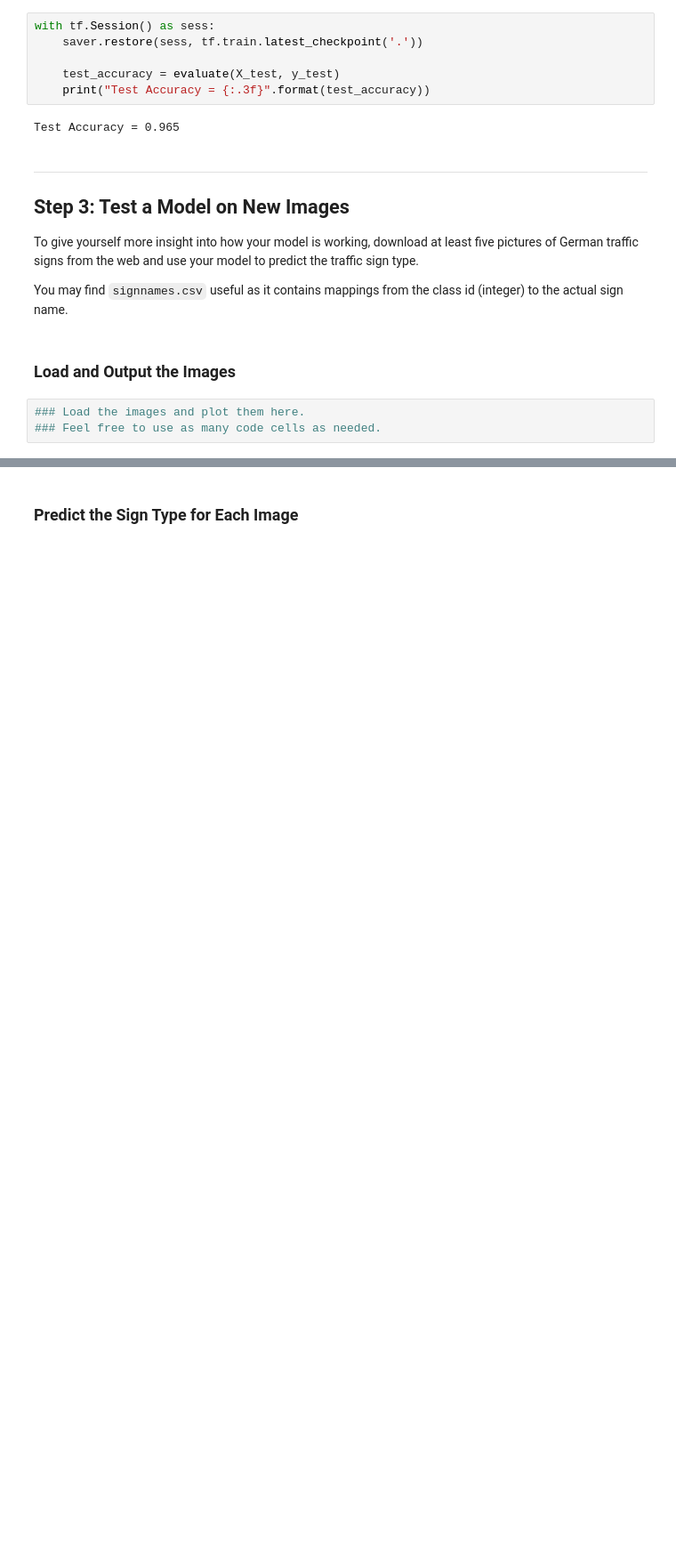
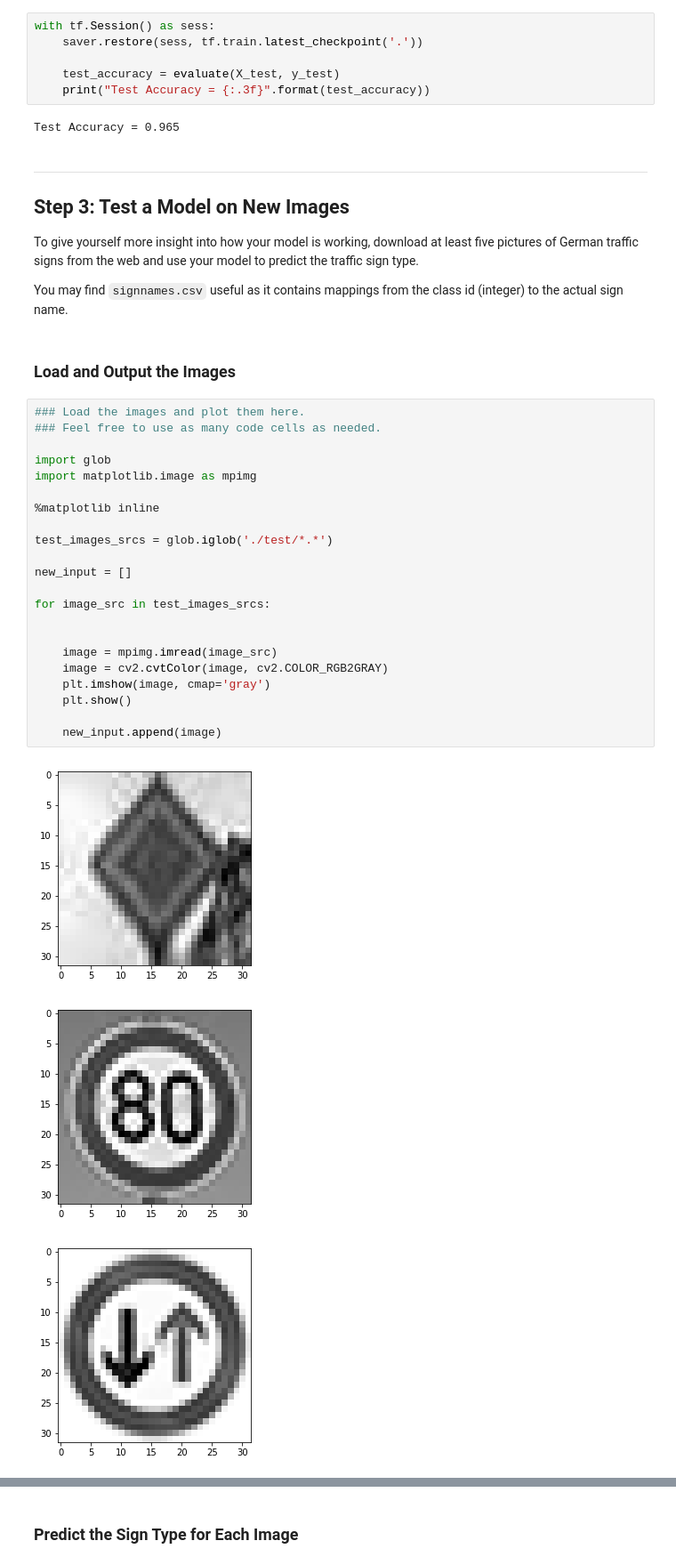
Before and after one commit to fexadyn/Udacity-TrafficSignRecognition-P2, a Jupyter notebook: Traffic_Sign_Classifier.ipynb, the cells around one changed output, grey strips where cells are left out. Shown: that part at 89% size. Cells and saved outputs as stored; diff of their text form; blank space fills up the shorter version.

```diff
--- a/Traffic_Sign_Classifier.ipynb
+++ b/Traffic_Sign_Classifier.ipynb
@@ -475,3 +479,26 @@ You may find `signnames.csv` useful as it contains mappings from the class id (i
 # %%
 ### Load the images and plot them here.
 ### Feel free to use as many code cells as needed.
+
+import glob
+import matplotlib.image as mpimg
+
+%matplotlib inline
+
+test_images_srcs = glob.iglob('./test/*.*')
+
+new_input = []
+
+for image_src in test_images_srcs:
+
+
+    image = mpimg.imread(image_src)
+    image = cv2.cvtColor(image, cv2.COLOR_RGB2GRAY)
+    plt.imshow(image, cmap='gray')
+    plt.show()
+
+    new_input.append(image)
+# %% [output]
+[figure, added]
+[figure, added]
+[figure, added]
```
Also changed, not shown: parts of 9 cells of this notebook, 14 other files.
